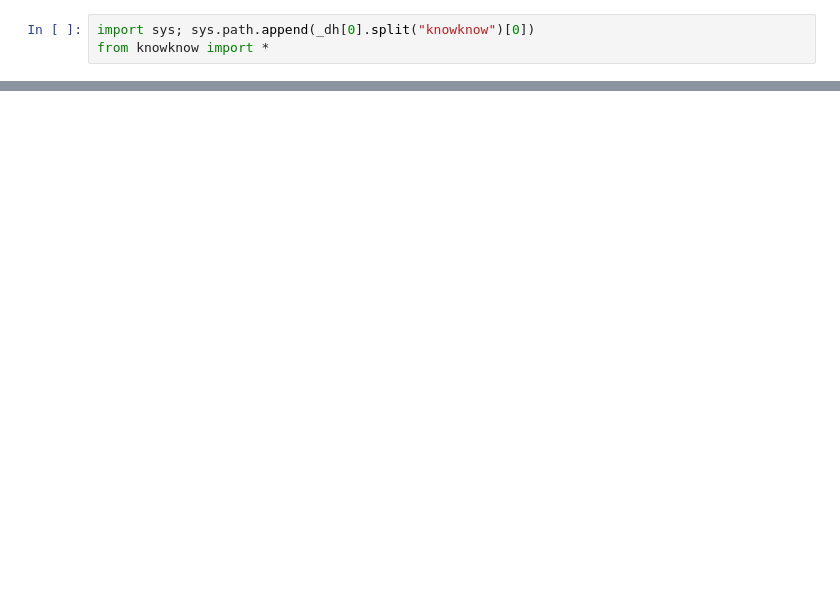
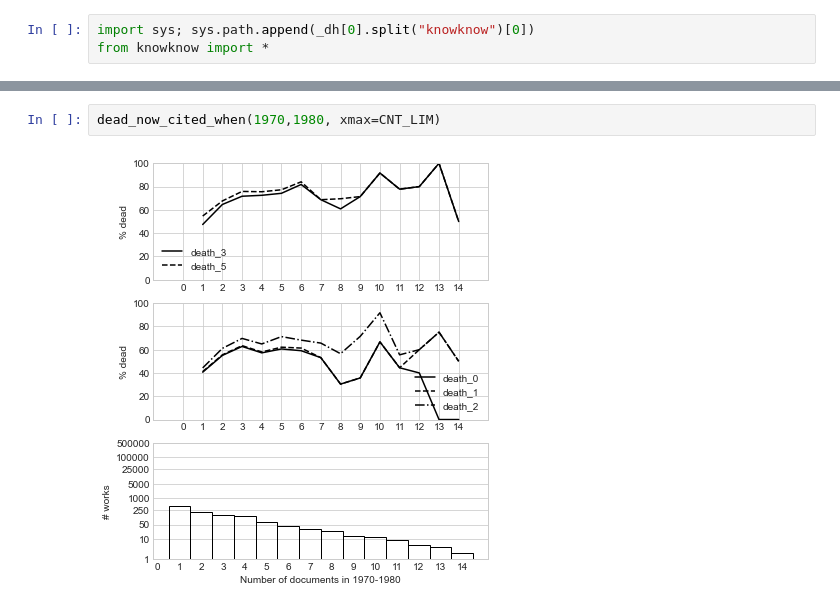
Before and after one commit to amcgail/knowknow, a Jupyter notebook: knowknow/analyses/momentary success makes death less likely.ipynb, the cells around one changed output, grey strips where cells are left out. Saved outputs shown, nothing was run; the diff lists cells and outputs as text; blank space fills up the shorter version.

```diff
--- a/knowknow/analyses/momentary success makes death less likely.ipynb
+++ b/knowknow/analyses/momentary success makes death less likely.ipynb
@@ -116,0 +120,4 @@ dead_now_cited_when(1985,1995, xmax=100)
+# %%
+dead_now_cited_when(1970,1980, xmax=CNT_LIM)
+# %% [output]
+[figure, added]
```
Also changed, not shown: parts of 9 cells of this notebook, 10 other files.
